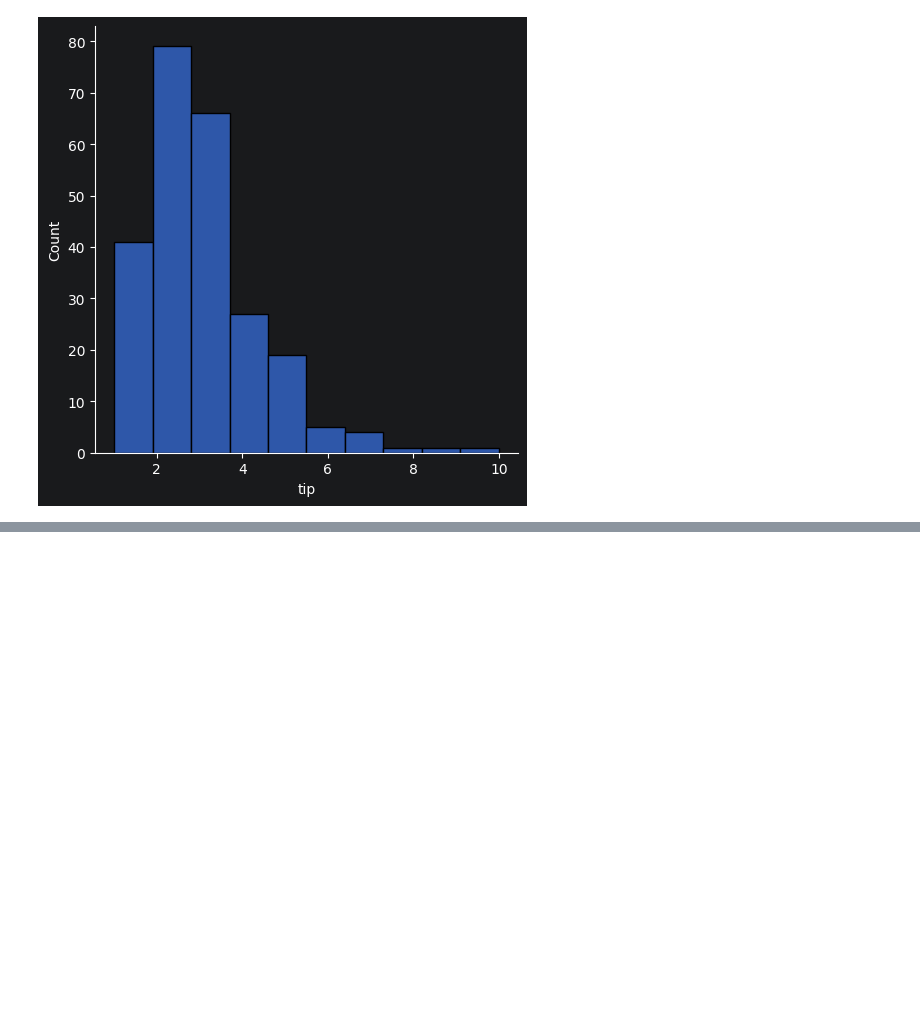
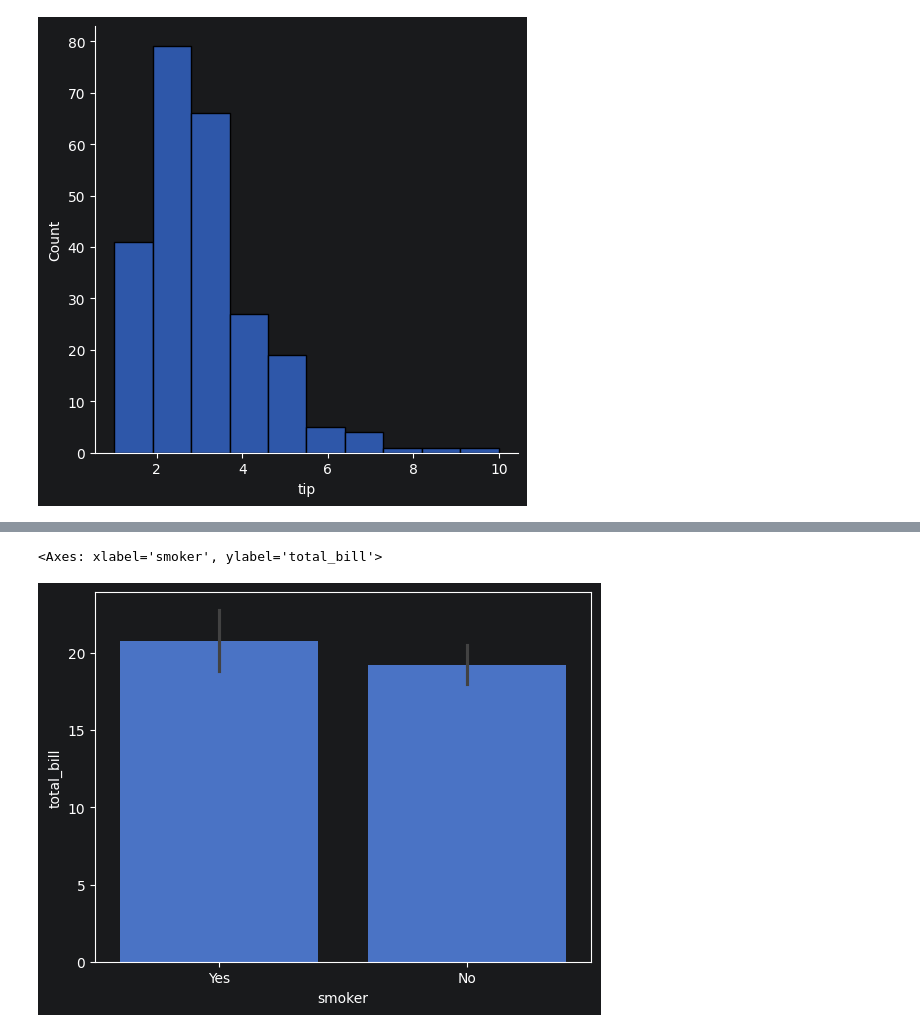
Before and after one commit to SKIZHERE/KN_machineLearning, a Jupyter notebook: Seaborn_practise.ipynb, the cells around one changed output, grey strips where cells are left out. Saved outputs shown, nothing was run; the diff lists cells and outputs as text; code cells hidden in the pictures; blank space fills up the shorter version.

```diff
--- a/Seaborn_practise.ipynb
+++ b/Seaborn_practise.ipynb
@@ -82,0 +110,5 @@ sns.displot(df["tip"],kde=False,bins=10)
+# %%
+sns.barplot(y="total_bill",x="smoker", data=df) #y is int x is yes or no
+# %% [output]
+<Axes: xlabel='smoker', ylabel='total_bill'>
+[figure, added]
```
Also changed, not shown: parts of 17 cells of this notebook.
